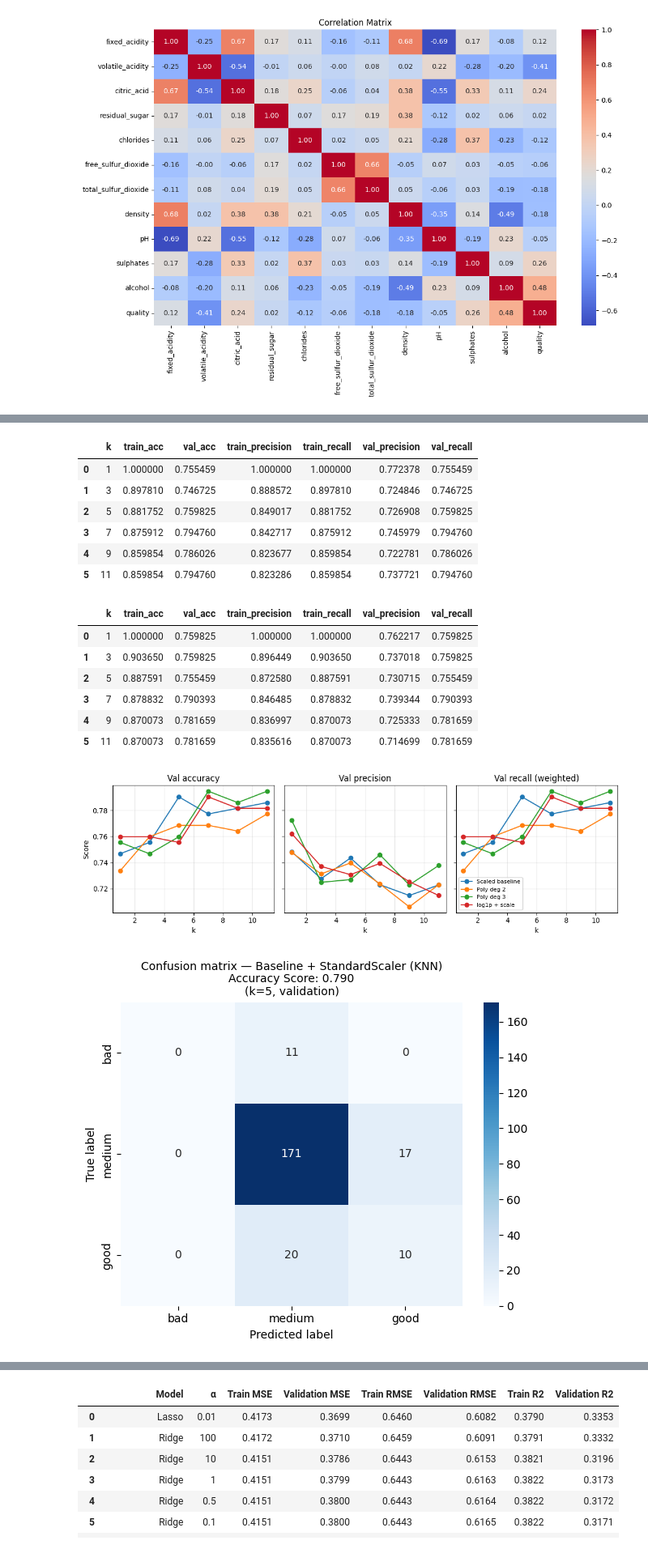
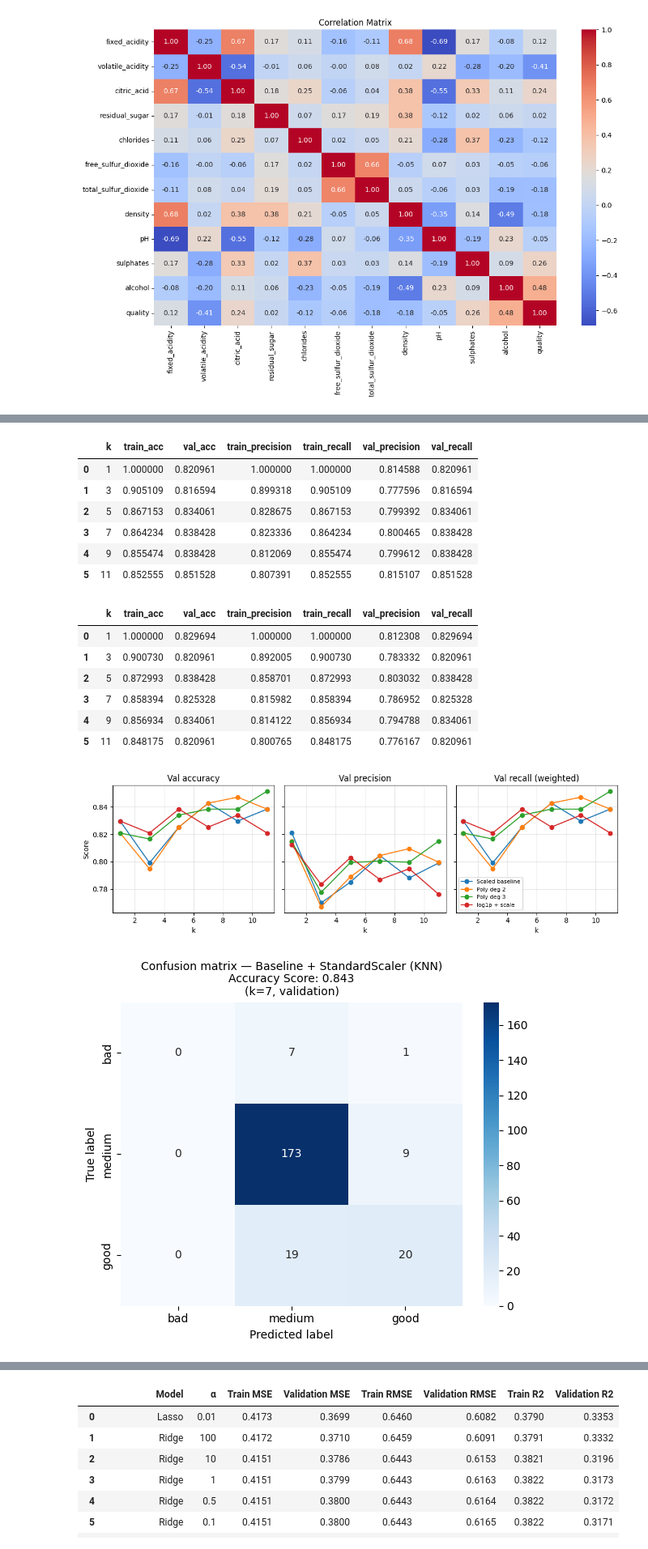
Before and after one commit to mrl588/Wine-Prediction, a Jupyter notebook: wine_quality_ml_final.ipynb, the cells around one changed output, grey strips where cells are left out. Shown at 81% size. Drawn from its saved outputs; the diff is of its cells as text; code cells hidden in the pictures.

```diff
--- a/wine_quality_ml_final.ipynb
+++ b/wine_quality_ml_final.ipynb
@@ -157,11 +157,13 @@ X_temp, X_test_new, y_temp, y_test_new = train_test_split(
     X,
     y_bucket,
     test_size=0.2,
+    random_state=42,
 )
 X_train, X_val, y_train, y_val = train_test_split(
     X_temp,
     y_temp,
     test_size=0.25,
+    random_state=42,
 )
 
 X_train = np.asarray(X_train, dtype=float)
@@ -323,19 +325,19 @@ plt.show()
 |  | k | train_acc | val_acc | train_precision | train_recall | val_precision | val_recall |
-| 0 | 1 | 1.000000 | 0.755459 | 1.000000 | 1.000000 | 0.772378 | 0.755459 |
-| 1 | 3 | 0.897810 | 0.746725 | 0.888572 | 0.897810 | 0.724846 | 0.746725 |
-| 2 | 5 | 0.881752 | 0.759825 | 0.849017 | 0.881752 | 0.726908 | 0.759825 |
-| 3 | 7 | 0.875912 | 0.794760 | 0.842717 | 0.875912 | 0.745979 | 0.794760 |
-| 4 | 9 | 0.859854 | 0.786026 | 0.823677 | 0.859854 | 0.722781 | 0.786026 |
-| 5 | 11 | 0.859854 | 0.794760 | 0.823286 | 0.859854 | 0.737721 | 0.794760 |
+| 0 | 1 | 1.000000 | 0.820961 | 1.000000 | 1.000000 | 0.814588 | 0.820961 |
+| 1 | 3 | 0.905109 | 0.816594 | 0.899318 | 0.905109 | 0.777596 | 0.816594 |
+| 2 | 5 | 0.867153 | 0.834061 | 0.828675 | 0.867153 | 0.799392 | 0.834061 |
+| 3 | 7 | 0.864234 | 0.838428 | 0.823336 | 0.864234 | 0.800465 | 0.838428 |
+| 4 | 9 | 0.855474 | 0.838428 | 0.812069 | 0.855474 | 0.799612 | 0.838428 |
+| 5 | 11 | 0.852555 | 0.851528 | 0.807391 | 0.852555 | 0.815107 | 0.851528 |
 |  | k | train_acc | val_acc | train_precision | train_recall | val_precision | val_recall |
-| 0 | 1 | 1.000000 | 0.759825 | 1.000000 | 1.000000 | 0.762217 | 0.759825 |
-| 1 | 3 | 0.903650 | 0.759825 | 0.896449 | 0.903650 | 0.737018 | 0.759825 |
-| 2 | 5 | 0.887591 | 0.755459 | 0.872580 | 0.887591 | 0.730715 | 0.755459 |
-| 3 | 7 | 0.878832 | 0.790393 | 0.846485 | 0.878832 | 0.739344 | 0.790393 |
-| 4 | 9 | 0.870073 | 0.781659 | 0.836997 | 0.870073 | 0.725333 | 0.781659 |
-| 5 | 11 | 0.870073 | 0.781659 | 0.835616 | 0.870073 | 0.714699 | 0.781659 |
+| 0 | 1 | 1.000000 | 0.829694 | 1.000000 | 1.000000 | 0.812308 | 0.829694 |
+| 1 | 3 | 0.900730 | 0.820961 | 0.892005 | 0.900730 | 0.783332 | 0.820961 |
+| 2 | 5 | 0.872993 | 0.838428 | 0.858701 | 0.872993 | 0.803032 | 0.838428 |
+| 3 | 7 | 0.858394 | 0.825328 | 0.815982 | 0.858394 | 0.786952 | 0.825328 |
+| 4 | 9 | 0.856934 | 0.834061 | 0.814122 | 0.856934 | 0.794788 | 0.834061 |
+| 5 | 11 | 0.848175 | 0.820961 | 0.800765 | 0.848175 | 0.776167 | 0.820961 |
-[figure, old version]
+[figure, new version]
-[figure, old version]
+[figure, new version]
 # %%
 # Logistic Regression (same 3-class labels and train/val split as KNN cell above)
 from sklearn.linear_model import LogisticRegression
```
Also changed, not shown: parts of 6 cells of this notebook.
